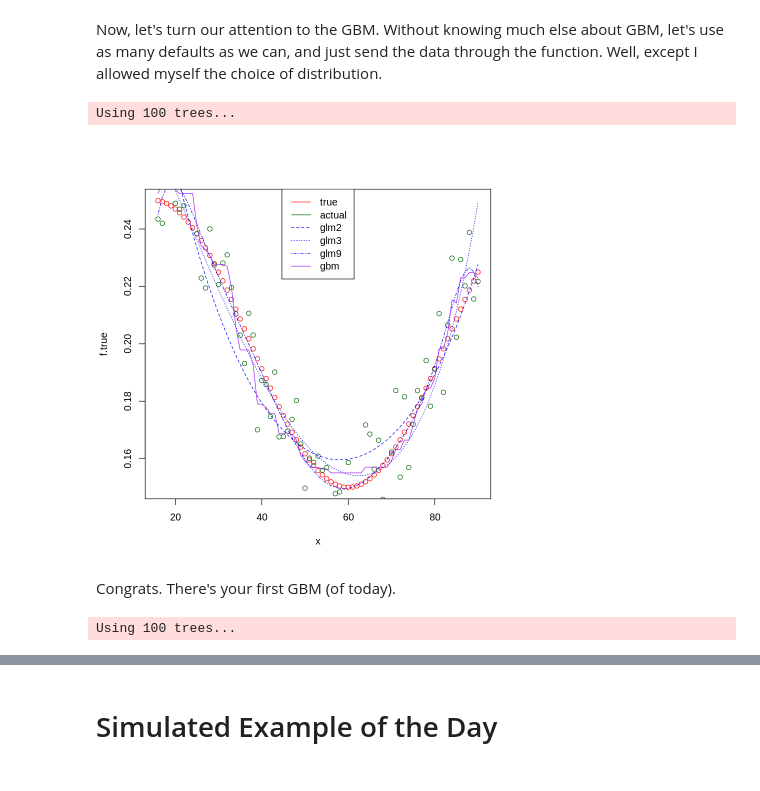
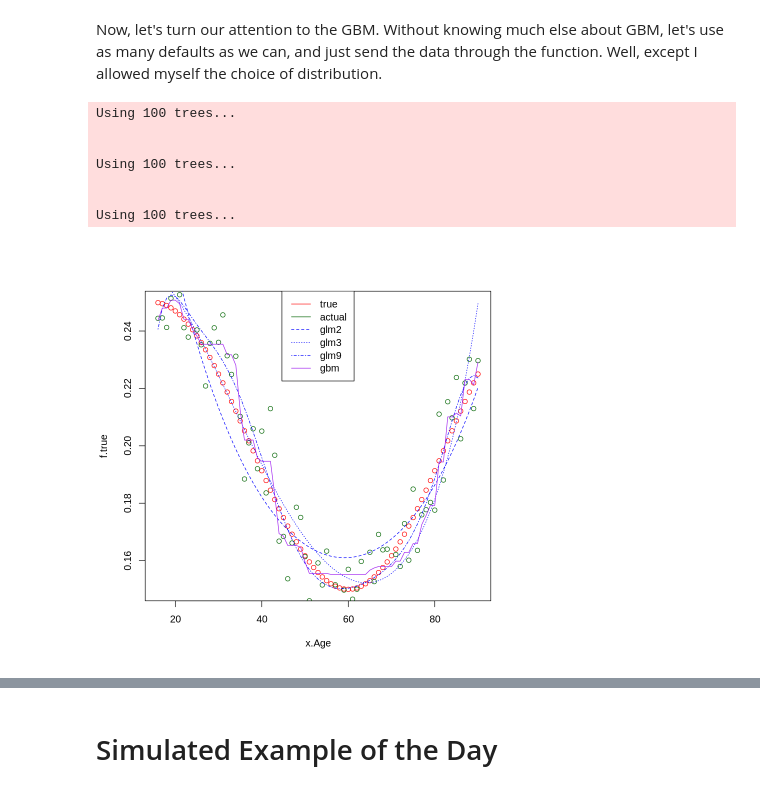
Before and after one commit to aparnasree2020/CAS_RPM_2023_GBM, a Jupyter notebook: GCW_playcode.ipynb, the cells around one changed output, grey strips where cells are left out. Drawn from its saved outputs; the diff is of its cells as text; code cells hidden in the pictures.

```diff
--- a/GCW_playcode.ipynb
+++ b/GCW_playcode.ipynb
@@ -311,0 +143,2 @@ legend("top",
+# %%
+df <- data.frame(x.Age, exposures, y.truth, y.out)
@@ -311,0 +302,5 @@ legend("top",
+# %%
+m.glm4 <- glm(y.train ~ poly(x.Age,4), data=x.train, family=binomial(link='logit'))
+df.train$y.pred.glm4 <- predict(m.glm4, newdata=x.train, type="response")
+df.test$y.pred.glm4 <- predict(m.glm4, newdata=x.test, type="response")
+summary(m.glm4)
@@ -311,0 +337,17 @@ legend("top",
+# %%
+df2$f.pred.glm <- predict(m.glm, newdata=df2, type="response")
+df2$f.pred.glm2 <- predict(m.glm2, newdata=df2, type="response")
+df2$f.pred.glm3 <- predict(m.glm3, newdata=df2, type="response")
+df2$f.pred.glm4 <- predict(m.glm4, newdata=df2, type="response")
+df2$f.pred.glm9 <- predict(m.glm9, newdata=df2, type="response")
+
+with(df2, plot(x.Age, f.true, col="red"))
+with(df2, points(x.Age, f.actual, col="darkgreen"))
+with(df2, lines(x.Age, f.pred.glm2, lty = 2, col="blue"))
+with(df2, lines(x.Age, f.pred.glm3, lty = 3, col="blue"))
+with(df2, lines(x.Age, f.pred.glm4, lty = 4, col="blue"))
+with(df2, lines(x.Age, f.pred.glm9, lty = 5, col="blue"))
+legend("top",
+       legend=c("true", "actual", "glm2", "glm3", "glm4", "glm9"),
+       lty=c(1,1,2:5),
+       col=c("red", "darkgreen", "blue", "blue", "blue", "blue"))
@@ -312,29 +356,30 @@ legend("top",
 # %% [markdown]
 Now, let's turn our attention to the GBM. Without knowing much else about GBM, let's use as many defaults as we can, and just send the data through the function. Well, except I allowed myself the choice of distribution.
 # %%
-m.gbm = gbm(y.out ~ x,
-            data = df,
+m.gbm = gbm(y.train ~ x.Age,
+            data = x.train,
             distribution = "bernoulli")
-df2$f.predict.gbm <- predict(m.gbm, newdata=df2, type="response")
+df.train$y.pred.gbm <- predict(m.gbm, newdata=df.train, type="response")
+df.test$y.pred.gbm <- predict(m.gbm, newdata=df.test, type="response")
+df2$f.pred.gbm <- predict(m.gbm, newdata=df2, type="response")
 # %% [output]
 Using 100 trees...
+
+
+Using 100 trees...
+
+
+Using 100 trees...
 # %%
-with(df2, plot(x, f.true, col="red"))
-with(df2, points(x, f.actual, col="darkgreen"))
-with(df2, lines(x, f.predict.glm2, lty = 2, col="blue"))
-with(df2, lines(x, f.predict.glm3, lty = 3, col="blue"))
-with(df2, lines(x, f.predict.glm9, lty = 4, col="blue"))
-with(df2, lines(x, f.predict.gbm, lty = 1, col="purple"))
+with(df2, plot(x.Age, f.true, col="red"))
+with(df2, points(x.Age, f.actual, col="darkgreen"))
+with(df2, lines(x.Age, f.pred.glm2, lty = 2, col="blue"))
+with(df2, lines(x.Age, f.pred.glm3, lty = 3, col="blue"))
+with(df2, lines(x.Age, f.pred.glm9, lty = 4, col="blue"))
+with(df2, lines(x.Age, f.pred.gbm, lty = 1, col="purple"))
 legend("top",
        legend=c("true", "actual", "glm2", "glm3", "glm9", "gbm"),
        lty=c(1,1,2:4,1),
        col=c("red", "darkgreen", "blue", "blue", "blue", "purple"))
 # %% [output]
-[figure, old version]
+[figure, new version]
-# %% [markdown]
-Congrats. There's your first GBM (of today).
-# %%
-df3 <- df
-df3$pred.gbm <- predict(m.gbm, df3, type="response")
-# %% [output]
-Using 100 trees...
```
Also changed, not shown: parts of 73 cells of this notebook.
